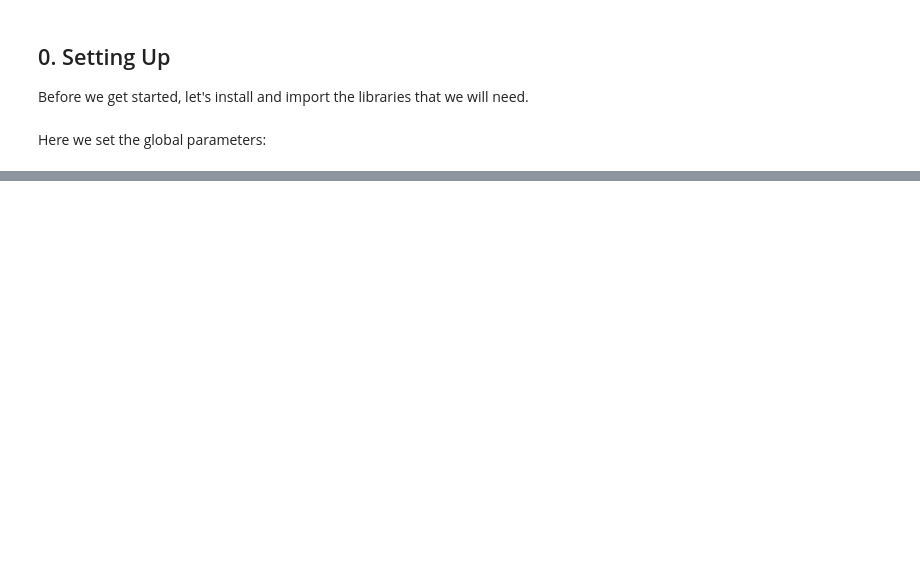
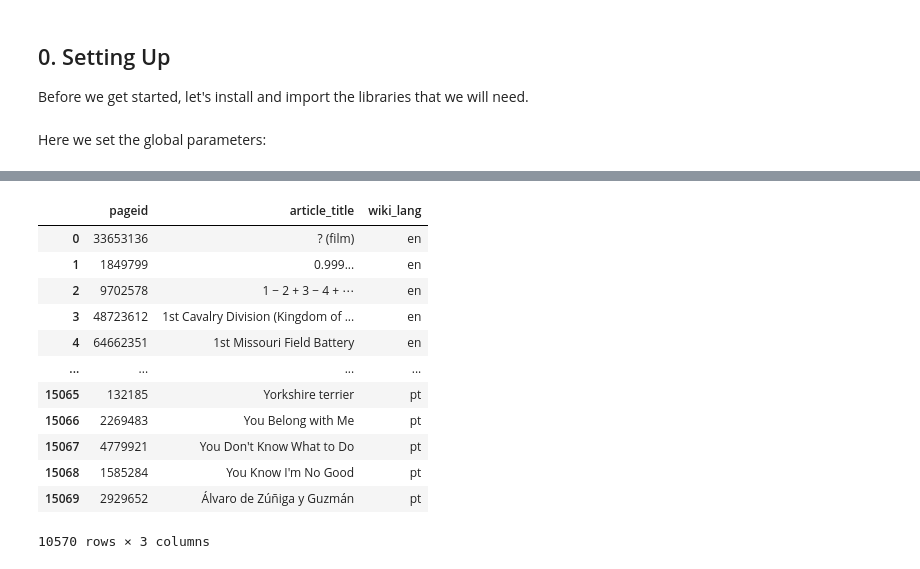
Before and after one commit to hdlabconicet/Web2Cit-research, a Jupyter notebook: understand-citoid-coverage.ipynb, the cells around one changed output, grey strips where cells are left out. Saved outputs shown, nothing was run; the diff lists cells and outputs as text; code cells hidden in the pictures; blank space fills up the shorter version.

```diff
--- a/understand-citoid-coverage.ipynb
+++ b/understand-citoid-coverage.ipynb
@@ -44,8 +44,2 @@ from wikiciteparser.parser import parse_citation_template
 # %% [markdown]
 Here we set the global parameters:
-# %%
-LANG_OPS = ['en', 'es'] # add more options
-lang = 'en'
-HEADER={'User-Agent': 'http://caicyt-conicet.gov.ar/; mailto:nidiahernandez@conicet.gov.ar'}
-MEDIAWIKI_API_URL = f'https://{lang}.wikipedia.org/w/api.php?'
-CITOID_API_URL = f'https://{lang}.wikipedia.org/api/rest_v1/data/citation/mediawiki/'
@@ -305,0 +225,16 @@ def get_and_cache_response(reference_url):
+# %%
+articles_data
+# %% [output]
+|  | pageid | article_title | wiki_lang |
+| 0 | 33653136 | ? (film) | en |
+| 1 | 1849799 | 0.999... | en |
+| 2 | 9702578 | 1 − 2 + 3 − 4 + ⋯ | en |
+| 3 | 48723612 | 1st Cavalry Division (Kingdom of ... | en |
+| 4 | 64662351 | 1st Missouri Field Battery | en |
+| ... | ... | ... | ... |
+| 15065 | 132185 | Yorkshire terrier | pt |
+| 15066 | 2269483 | You Belong with Me | pt |
+| 15067 | 4779921 | You Don't Know What to Do | pt |
+| 15068 | 1585284 | You Know I'm No Good | pt |
+| 15069 | 2929652 | Álvaro de Zúñiga y Guzmán | pt |
+10570 rows × 3 columns
```
Also changed, not shown: parts of 70 cells of this notebook, 41 other files.
